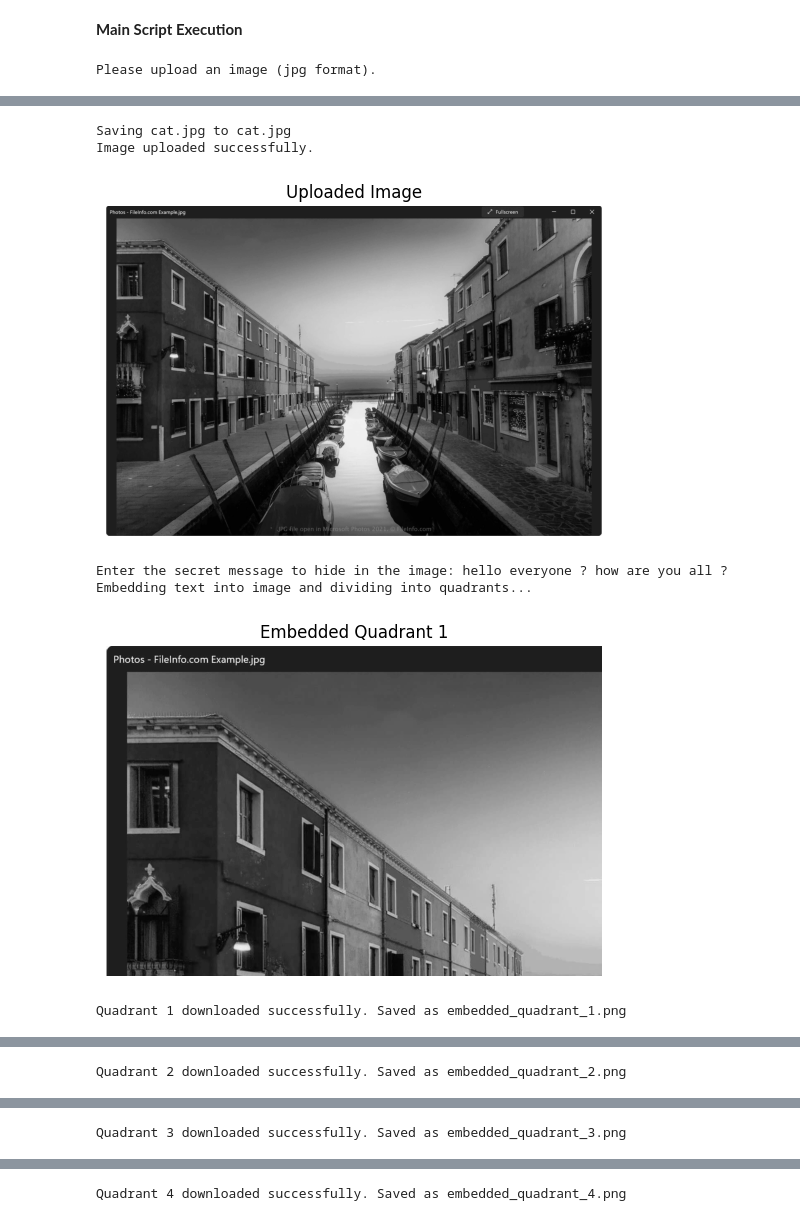
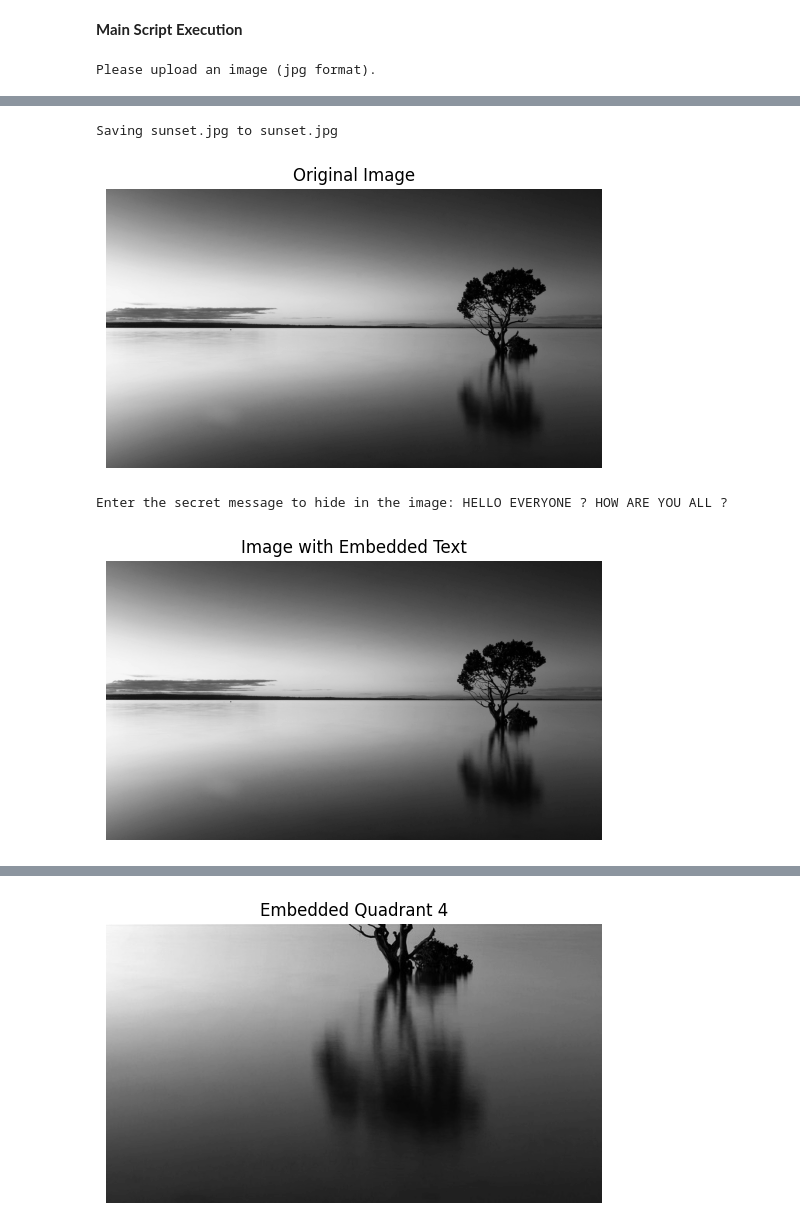
Before and after one commit to aayRJ23/VisualCryptoGraphy-Sender-s-Code-MajorProject, a Jupyter notebook: VisualCrypto_Sender.ipynb, the cells around one changed output, grey strips where cells are left out. Cells and saved outputs as stored; diff of their text form; code cells hidden in the pictures.

```diff
--- a/VisualCrypto_Sender.ipynb
+++ b/VisualCrypto_Sender.ipynb
@@ -39,64 +53,56 @@ def embed_text_to_image(image, text):
 # %% [markdown]
 Function to divide the image into quadrants and embed text
 # %%
+# Function to divide the image into quadrants and embed text
 def divide_and_embed(image, text):
     height, width = image.shape
     quad_height = height // 2
     quad_width = width // 2
 
+    # Embed text into the image
+    embedded_image = embed_text_to_image(image, text)
+
+    # Display the image with embedded text
+    plt.imshow(embedded_image, cmap='gray')
+    plt.title('Image with Embedded Text')
+    plt.axis('off')
+    plt.show()
+
     # Divide the image into 4 quadrants
     quadrants = []
     for i in range(2):
         for j in range(2):
-            quadrant = image[i * quad_height:(i + 1) * quad_height, j * quad_width:(j + 1) * quad_width].copy()
+            quadrant = embedded_image[i * quad_height:(i + 1) * quad_height, j * quad_width:(j + 1) * quad_width]
             quadrants.append(quadrant)
 
-    # Embed text into each quadrant
-    embedded_quadrants = [embed_text_to_image(quadrant, text) for quadrant in quadrants]
-
     # Display and download embedded quadrants
-    for i, quadrant in enumerate(embedded_quadrants):
-        # Remove white background
-        non_white_coords = np.column_stack(np.where(quadrant != 255))
-        x_min, y_min = non_white_coords.min(axis=0)
-        x_max, y_max = non_white_coords.max(axis=0)
-        cropped_quadrant = quadrant[x_min:x_max+1, y_min:y_max+1]
-
-        # Display quadrant
-        plt.imshow(cropped_quadrant, cmap='gray')
+    for i, quadrant in enumerate(quadrants):
+        plt.imshow(quadrant, cmap='gray')
         plt.title(f'Embedded Quadrant {i+1}')
         plt.axis('off')
         plt.show()
-
-        # Save quadrant to local disk
-        quadrant_file_name = f'embedded_quadrant_{i+1}.png'
-        cv2.imwrite(quadrant_file_name, cropped_quadrant * 255)
-        print(f"Quadrant {i+1} downloaded successfully. Saved as {quadrant_file_name}")
+        cv2.imwrite(f'embedded_quadrant_{i+1}.png', quadrant)
 # %% [markdown]
 **Main Script Execution**
 # %%
 print("Please upload an image (jpg format).")
 image, _ = upload_image()
 
-# Display uploaded image
+# Display the original image
 plt.imshow(image, cmap='gray')
-plt.title('Uploaded Image')
+plt.title('Original Image')
 plt.axis('off')
 plt.show()
 
 # Prompt for Secret Message
 text_message = input("Enter the secret message to hide in the image: ")
 
-# Embed text into quadrants and download them
-print("Embedding text into image and dividing into quadrants...")
+# Embed text into the image and divide into quadrants
 divide_and_embed(image, text_message)
 # %% [output]
 Please upload an image (jpg format).
 [interactive output not drawn]
-Saving cat.jpg to cat.jpg
-Image uploaded successfully.
+Saving sunset.jpg to sunset.jpg
-[figure, old version]
+[figure, new version]
-Enter the secret message to hide in the image: hello everyone ? how are you all ?
-Embedding text into image and dividing into quadrants...
+Enter the secret message to hide in the image: HELLO EVERYONE ? HOW ARE YOU ALL ?
-[figure, old version]
+[figure, new version]
-Quadrant 1 downloaded successfully. Saved as embedded_quadrant_1.png
@@ -104 +109,0 @@ Quadrant 1 downloaded successfully. Saved as embedded_quadrant_1.png
-Quadrant 2 downloaded successfully. Saved as embedded_quadrant_2.png
@@ -106 +110,0 @@ Quadrant 2 downloaded successfully. Saved as embedded_quadrant_2.png
-Quadrant 3 downloaded successfully. Saved as embedded_quadrant_3.png
@@ -108 +112 @@ Quadrant 3 downloaded successfully. Saved as embedded_quadrant_3.png
-Quadrant 4 downloaded successfully. Saved as embedded_quadrant_4.png
+[figure, added]
```
Also changed, not shown: parts of 4 cells of this notebook.
